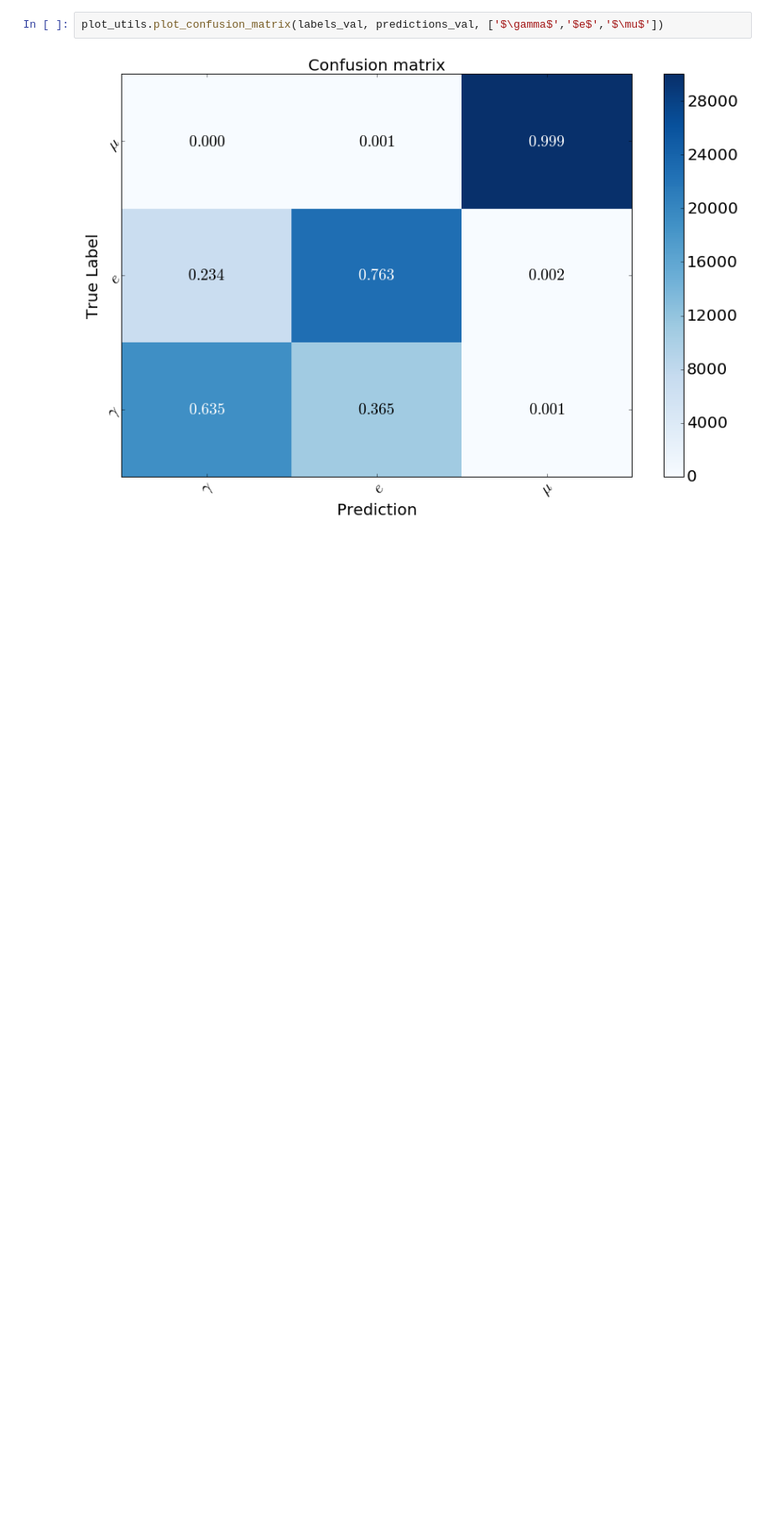
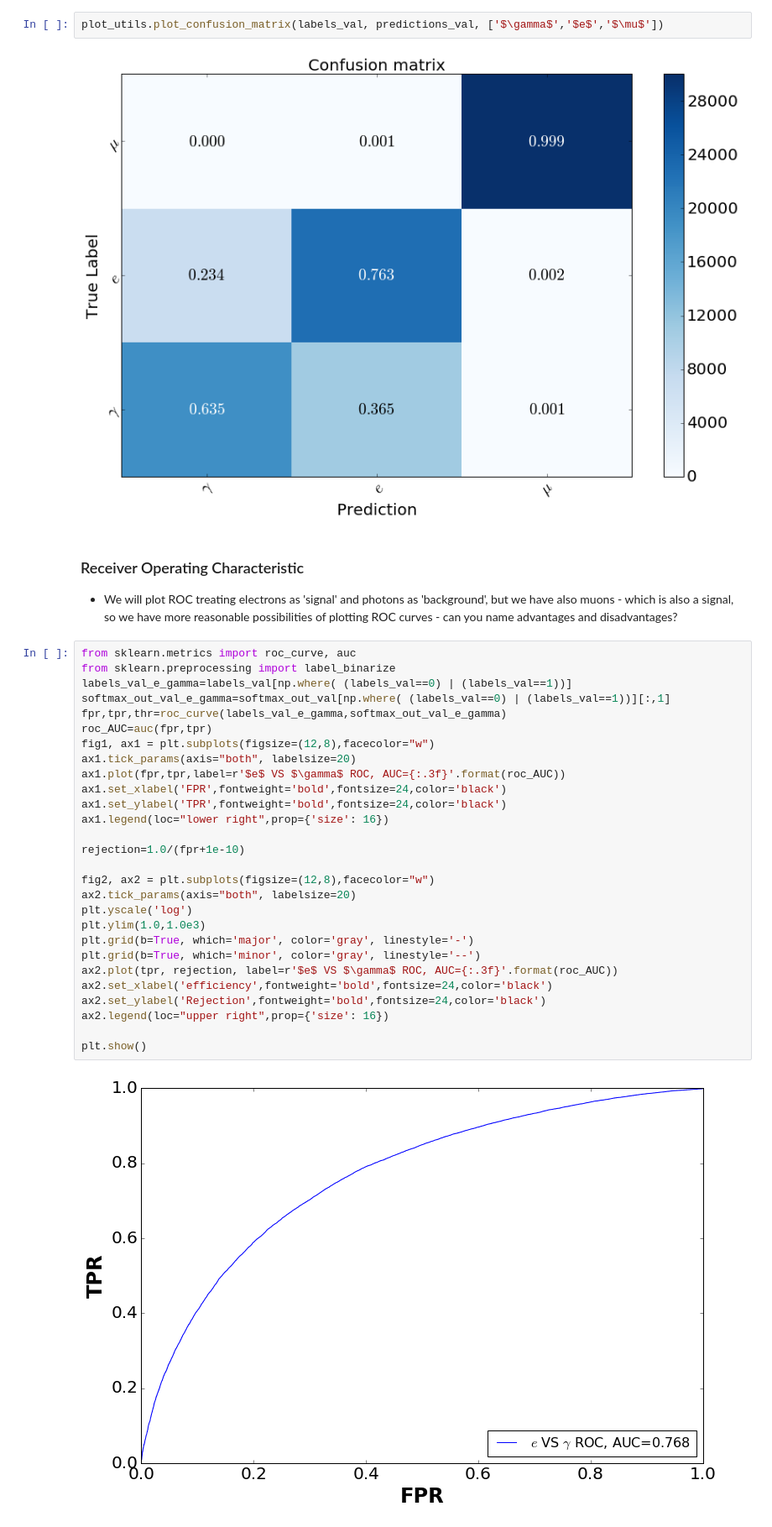
Before and after one commit to triumf-data-science-study-group/NUPRISM-CNN, a Jupyter notebook: Training diagnostics and performance metrics.ipynb, the cells around one changed output. Shown at 84% size. Saved outputs shown, nothing was run; the diff lists cells and outputs as text; blank space fills up the shorter version.

Commit message:
finishing up on performance metrics

```diff
--- a/Training diagnostics and performance metrics.ipynb
+++ b/Training diagnostics and performance metrics.ipynb
@@ -181,3 +193,36 @@ plot_resp(labels_val,softmax_out_val)
 plot_utils.plot_confusion_matrix(labels_val, predictions_val, ['$\gamma$','$e$','$\mu$'])
 # %% [output]
 [figure]
+# %% [markdown]
+### Receiver Operating Characteristic
+   - We will plot ROC treating electrons as 'signal' and photons as 'background', but we have also muons - which is also a signal, so we have more reasonable possibilities of plotting ROC curves - can you name advantages and disadvantages?
+# %%
+from sklearn.metrics import roc_curve, auc
+from sklearn.preprocessing import label_binarize
+labels_val_e_gamma=labels_val[np.where( (labels_val==0) | (labels_val==1))]
+softmax_out_val_e_gamma=softmax_out_val[np.where( (labels_val==0) | (labels_val==1))][:,1]
+fpr,tpr,thr=roc_curve(labels_val_e_gamma,softmax_out_val_e_gamma)
+roc_AUC=auc(fpr,tpr)
+fig1, ax1 = plt.subplots(figsize=(12,8),facecolor="w")
+ax1.tick_params(axis="both", labelsize=20)
+ax1.plot(fpr,tpr,label=r'$e$ VS $\gamma$ ROC, AUC={:.3f}'.format(roc_AUC))
+ax1.set_xlabel('FPR',fontweight='bold',fontsize=24,color='black')
+ax1.set_ylabel('TPR',fontweight='bold',fontsize=24,color='black')
+ax1.legend(loc="lower right",prop={'size': 16})
+
+rejection=1.0/(fpr+1e-10)
+
+fig2, ax2 = plt.subplots(figsize=(12,8),facecolor="w")
+ax2.tick_params(axis="both", labelsize=20)
+plt.yscale('log')
+plt.ylim(1.0,1.0e3)
+plt.grid(b=True, which='major', color='gray', linestyle='-')
+plt.grid(b=True, which='minor', color='gray', linestyle='--')
+ax2.plot(tpr, rejection, label=r'$e$ VS $\gamma$ ROC, AUC={:.3f}'.format(roc_AUC))
+ax2.set_xlabel('efficiency',fontweight='bold',fontsize=24,color='black')
+ax2.set_ylabel('Rejection',fontweight='bold',fontsize=24,color='black')
+ax2.legend(loc="upper right",prop={'size': 16})
+
+plt.show()
+# %% [output]
+[figure, added]
```
Also changed, not shown: parts of 9 cells of this notebook.
